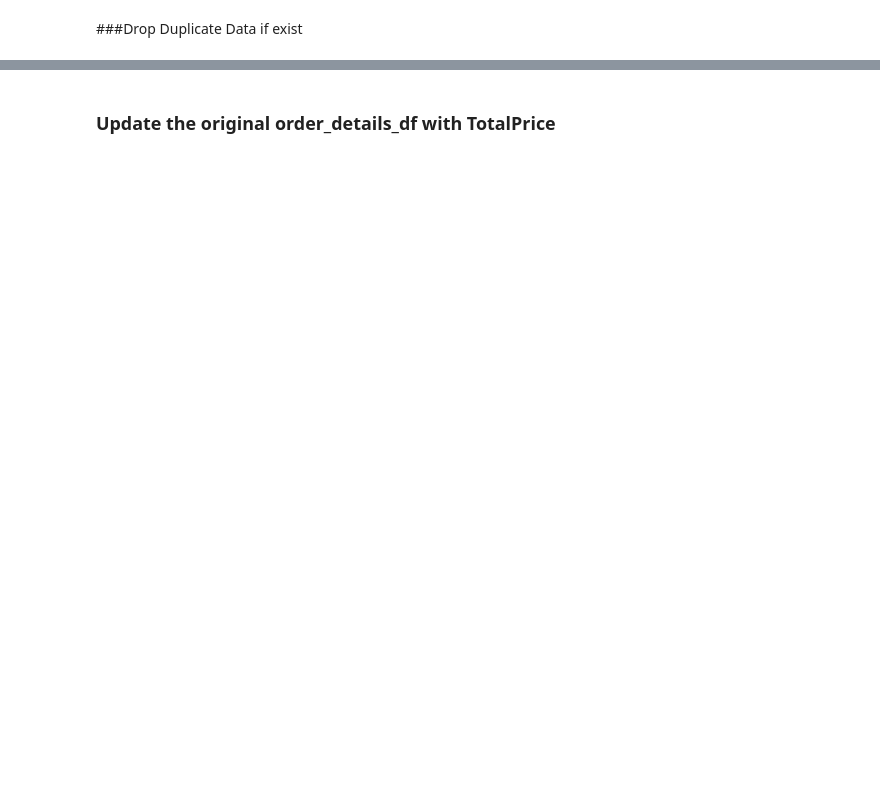
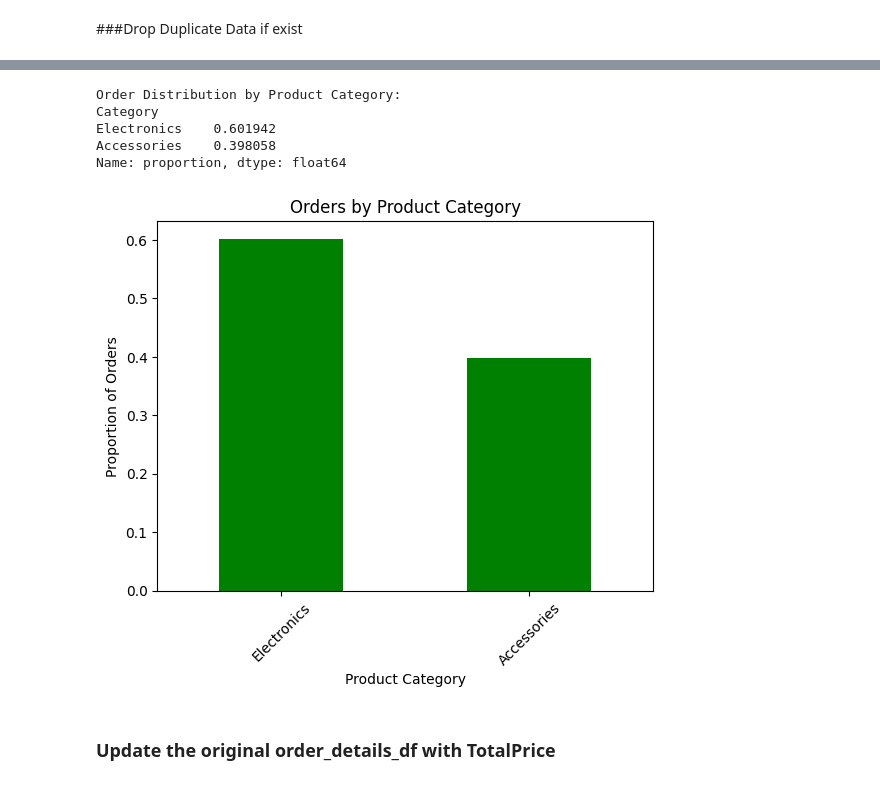
Before and after one commit to zongming03/Feature-Engineering, a Jupyter notebook: IndividualAssignment_WIE3007.ipynb, the cells around one changed output, grey strips where cells are left out. Saved outputs shown, nothing was run; the diff lists cells and outputs as text; code cells hidden in the pictures; blank space fills up the shorter version.

```diff
--- a/IndividualAssignment_WIE3007.ipynb
+++ b/IndividualAssignment_WIE3007.ipynb
@@ -350,3 +329,29 @@ google.auth.exceptions.RefreshError: ("Failed to retrieve http://metadata.google
+# %%
+#2. Analyze Orders by Product Category
+if 'ProductID' in order_details_df.columns and 'Category' in products_df.columns:
+    # Merge Orders with Products to get Category information
+    merged_df1 = order_details_df.merge(products_df, on='ProductID', how='left')
+
+    # Calculate category distribution
+    category_distribution = merged_df1['Category'].value_counts(normalize=True)
+    print("\nOrder Distribution by Product Category:")
+    print(category_distribution)
+
+    # Visualize Product Category Distribution
+    category_distribution.plot(kind='bar', title='Orders by Product Category', color='green')
+    plt.xlabel('Product Category')
+    plt.ylabel('Proportion of Orders')
+    plt.xticks(rotation=45)
+    plt.show()
+else:
+    print("\nError: 'ProductID' or 'Category' column not found in the respective DataFrames.")
+# %% [output]
+Order Distribution by Product Category:
+Category
+Electronics    0.601942
+Accessories    0.398058
+Name: proportion, dtype: float64
+[figure, added]
 # %% [markdown]
 ### Update the original order_details_df with TotalPrice
 # %%
```
Also changed, not shown: parts of 34 cells of this notebook.
